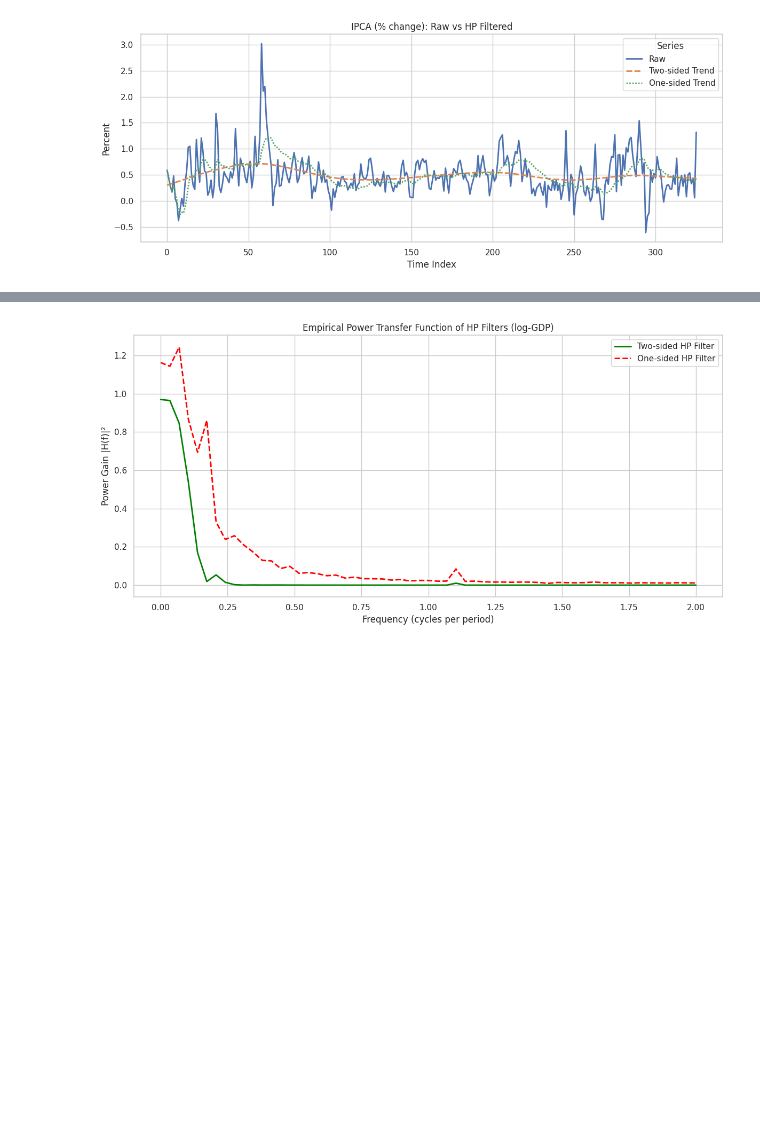
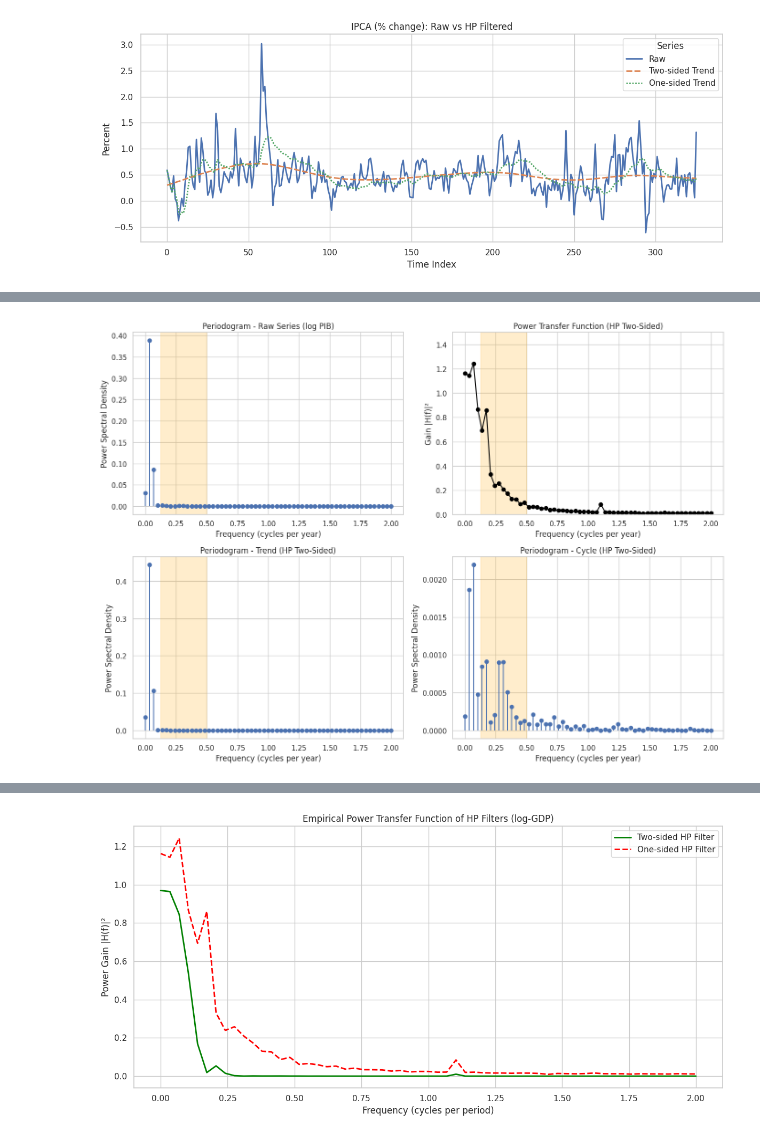
Before and after one commit to G-Cintra/PMA-Gabriel, a Jupyter notebook: notebooks/HP_Filter.ipynb, the cells around one changed output, grey strips where cells are left out. Cells and saved outputs as stored; diff of their text form; code cells hidden in the pictures; blank space fills up the shorter version.

```diff
--- a/notebooks/HP_Filter.ipynb
+++ b/notebooks/HP_Filter.ipynb
@@ -118,0 +246,63 @@ plt.show()
+# %%
+import numpy as np
+import pandas as pd
+import matplotlib.pyplot as plt
+from scipy.signal import periodogram
+
+# --- Dados ---
+gdp_series = gdp["log_valor"].dropna().values
+trend_two = gdp["trend_one"].dropna().values
+cycle_two = gdp_series - trend_two  # Ciclo = Série original - tendência
+
+# --- Parâmetros ---
+fs = 4  # Dados trimestrais
+
+# --- Periodogramas ---
+freqs, psd_raw = periodogram(gdp_series, fs=fs, window='hann', scaling='density')
+_, psd_trend = periodogram(trend_two, fs=fs, window='hann', scaling='density')
+_, psd_cycle = periodogram(cycle_two, fs=fs, window='hann', scaling='density')
+
+# --- Power Transfer Function (PTF) ---
+ptf = psd_trend / psd_raw
+ptf = np.nan_to_num(ptf)  # Corrige divisões por zero se houver
+
+# --- Plotagem ---
+fig, axes = plt.subplots(2, 2, figsize=(14, 10))
+
+# --- (1,1) Periodograma da Série Raw ---
+axes[0, 0].stem(freqs, psd_raw, basefmt=" ")
+axes[0, 0].set_title("Periodogram - Raw Series (log PIB)")
+axes[0, 0].set_xlabel("Frequency (cycles per year)")
+axes[0, 0].set_ylabel("Power Spectral Density")
+axes[0, 0].grid(True)
+
+# --- (1,2) Power Transfer Function (PTF) ---
+axes[0, 1].plot(freqs, ptf, marker='o', color='black')
+axes[0, 1].set_title("Power Transfer Function (HP Two-Sided)")
+axes[0, 1].set_xlabel("Frequency (cycles per year)")
+axes[0, 1].set_ylabel("Gain |H(f)|²")
+axes[0, 1].set_ylim(0, 1.50)
+axes[0, 1].grid(True)
+
+# --- (2,1) Periodograma da Tendência ---
+axes[1, 0].stem(freqs, psd_trend, basefmt=" ")
+axes[1, 0].set_title("Periodogram - Trend (HP Two-Sided)")
+axes[1, 0].set_xlabel("Frequency (cycles per year)")
+axes[1, 0].set_ylabel("Power Spectral Density")
+axes[1, 0].grid(True)
+
+# --- (2,2) Periodograma do Ciclo ---
+axes[1, 1].stem(freqs, psd_cycle, basefmt=" ")
+axes[1, 1].set_title("Periodogram - Cycle (HP Two-Sided)")
+axes[1, 1].set_xlabel("Frequency (cycles per year)")
+axes[1, 1].set_ylabel("Power Spectral Density")
+axes[1, 1].grid(True)
+
+# --- Destacar faixa de ciclo econômico em todos ---
+for ax in axes.flat:
+    ax.axvspan(0.125, 0.5, color='orange', alpha=0.2)
+
+plt.tight_layout()
+plt.show()
+# %% [output]
+[figure, added]
```
Also changed, not shown: parts of 8 cells of this notebook, 13 other files.
